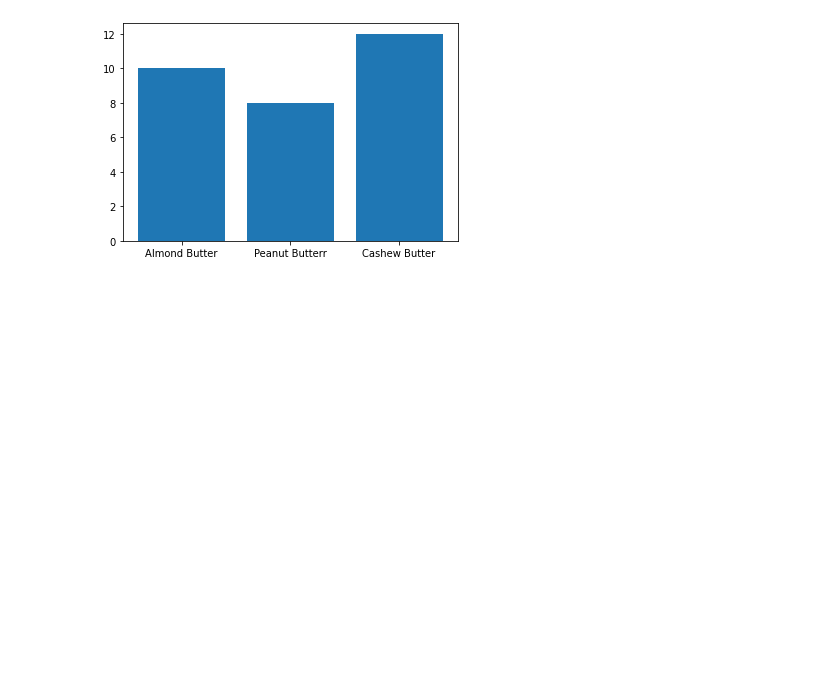
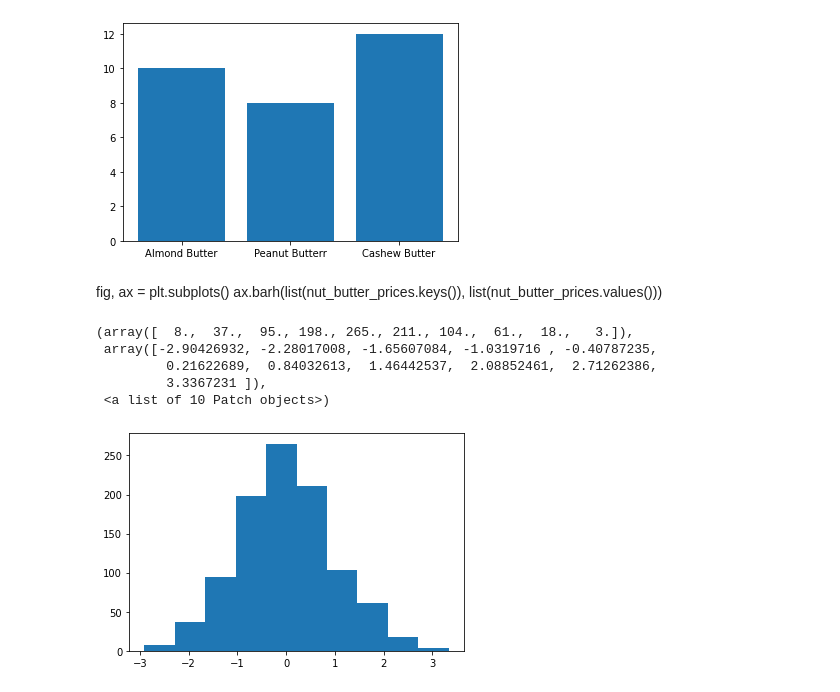
Before and after one commit to mobin-zaman/misc_machine_learning, a Jupyter notebook: introduction_to_matplotlib.ipynb, the cells around one changed output. Drawn from its saved outputs; the diff is of its cells as text; code cells hidden in the pictures; blank space fills up the shorter version.

```diff
--- a/introduction_to_matplotlib.ipynb
+++ b/introduction_to_matplotlib.ipynb
@@ -97,3 +97,21 @@ ax.bar(nut_butter_prices.keys(), nut_butter_prices.values()) #(x,y)
 # %% [output]
 <BarContainer object of 3 artists>
 [figure]
+# %% [markdown]
+
+fig, ax = plt.subplots()
+ax.barh(list(nut_butter_prices.keys()), list(nut_butter_prices.values()))
+# %%
+#make some data for histtograms and plot it
+x = np.random.randn(1000)
+
+fig, ax = plt.subplots()
+
+ax.hist(x)
+# %% [output]
+(array([  8.,  37.,  95., 198., 265., 211., 104.,  61.,  18.,   3.]),
+ array([-2.90426932, -2.28017008, -1.65607084, -1.0319716 , -0.40787235,
+         0.21622689,  0.84032613,  1.46442537,  2.08852461,  2.71262386,
+         3.3367231 ]),
+ <a list of 10 Patch objects>)
+[figure, added]
```
Also changed, not shown: parts of 1 cell of this notebook.
